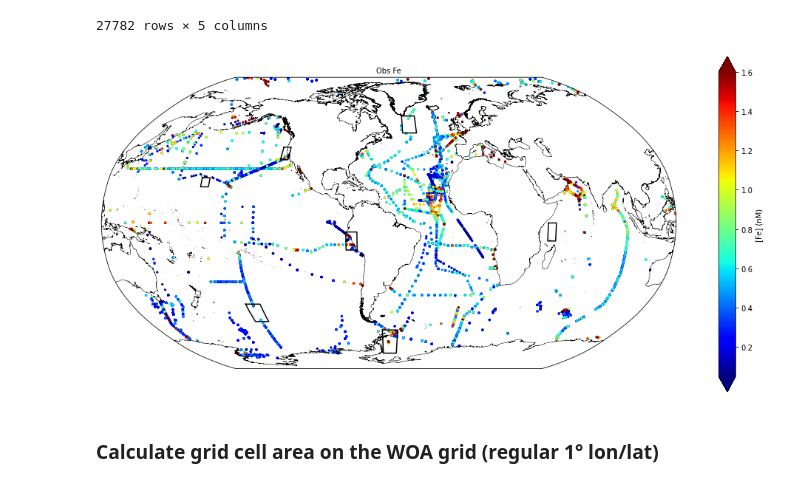
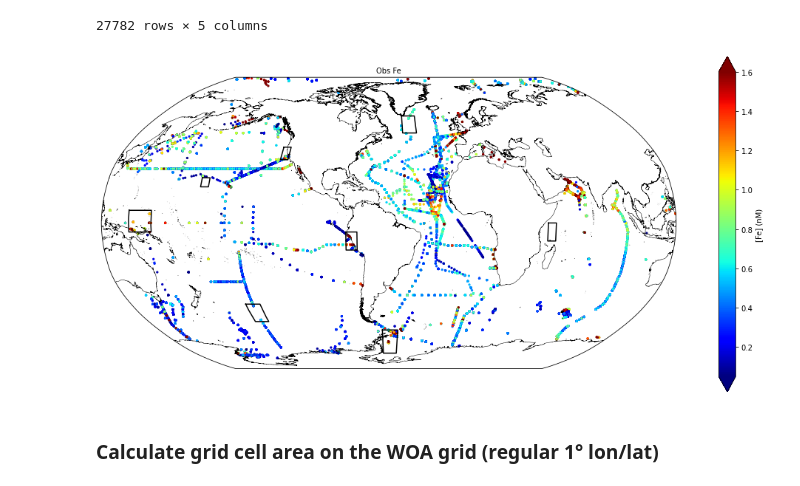
Before and after one commit to kristenkrumhardt/CESM2_oceanBGC_diag, a Jupyter notebook: mom6-marbl/box_diagnostics_new_fesedflux.002.ipynb, the cells around one changed output. Saved outputs shown, nothing was run; the diff lists cells and outputs as text; code cells hidden in the pictures.

```diff
--- a/mom6-marbl/box_diagnostics_new_fesedflux.002.ipynb
+++ b/mom6-marbl/box_diagnostics_new_fesedflux.002.ipynb
@@ -232,6 +232,12 @@ box7_latmin = -75
 box7_latmax = -60
 box7_lonmin = -60
 box7_lonmax = -48
+
+### West equatorical Pacific
+box8_latmin = -5
+box8_latmax = 7
+box8_lonmin = 142
+box8_lonmax = 156
 # %%
 reg_name_dict = {'box1' : 'CA current',
                  'box2' : 'Peru upwelling',
@@ -530,34 +560,38 @@ lat_pts = [box1_latmax,box1_latmax,box1_latmin,box1_latmin,box1_latmax]
 ax.plot(lon_pts, lat_pts, color="black", linewidth=1.5,transform=ccrs.PlateCarree())
 
 lon_pts = [box2_lonmin,box2_lonmax,box2_lonmax,box2_lonmin,box2_lonmin]
 lat_pts = [box2_latmax,box2_latmax,box2_latmin,box2_latmin,box2_latmax]
 ax.plot(lon_pts, lat_pts, color="black", linewidth=1.5,transform=ccrs.PlateCarree())
 
 lon_pts = [box3_lonmin,box3_lonmax,box3_lonmax,box3_lonmin,box3_lonmin]
 lat_pts = [box3_latmax,box3_latmax,box3_latmin,box3_latmin,box3_latmax]
 ax.plot(lon_pts, lat_pts, color="black", linewidth=1.5,transform=ccrs.PlateCarree())
 
 lon_pts = [box4_lonmin,box4_lonmax,box4_lonmax,box4_lonmin,box4_lonmin]
 lat_pts = [box4_latmax,box4_latmax,box4_latmin,box4_latmin,box4_latmax]
 ax.plot(lon_pts, lat_pts, color="black", linewidth=1.5,transform=ccrs.PlateCarree())
 
 lon_pts = [box5_lonmin,box5_lonmax,box5_lonmax,box5_lonmin,box5_lonmin]
 lat_pts = [box5_latmax,box5_latmax,box5_latmin,box5_latmin,box5_latmax]
 ax.plot(lon_pts, lat_pts, color="black", linewidth=1.5,transform=ccrs.PlateCarree())
 
 lon_pts = [box6_lonmin,box6_lonmax,box6_lonmax,box6_lonmin,box6_lonmin]
 lat_pts = [box6_latmax,box6_latmax,box6_latmin,box6_latmin,box6_latmax]
 ax.plot(lon_pts, lat_pts, color="black", linewidth=1.5,transform=ccrs.PlateCarree())
 
 lon_pts = [box7_lonmin,box7_lonmax,box7_lonmax,box7_lonmin,box7_lonmin]
 lat_pts = [box7_latmax,box7_latmax,box7_latmin,box7_latmin,box7_latmax]
 ax.plot(lon_pts, lat_pts, color="black", linewidth=1.5,transform=ccrs.PlateCarree());
 
+lon_pts = [box8_lonmin,box8_lonmax,box8_lonmax,box8_lonmin,box8_lonmin]
+lat_pts = [box8_latmax,box8_latmax,box8_latmin,box8_latmin,box8_latmax]
+ax.plot(lon_pts, lat_pts, color="black", linewidth=1.5,transform=ccrs.PlateCarree());
+
 fig.subplots_adjust(right=0.8)
 cbar_ax = fig.add_axes([0.85, 0.15, 0.02, 0.7])
 cbar1 = fig.colorbar(sc, cax=cbar_ax,extend='both',label='[Fe] (nM)')
 # %% [output]
-[figure, old version]
+[figure, new version]
 # %%
 df_sub1 = df[(df.lat<box1_latmax) & (df.lat>box1_latmin) & (df.lons_norm<box1_lonmax) & (df.lons_norm>box1_lonmin)& (df.dFe_obs<5)]
 df_sub2 = df[(df.lat<box2_latmax) & (df.lat>box2_latmin) & (df.lons_norm<box2_lonmax) & (df.lons_norm>box2_lonmin)& (df.dFe_obs<5)]
```
Also changed, not shown: parts of 23 cells of this notebook, 1 other file.
